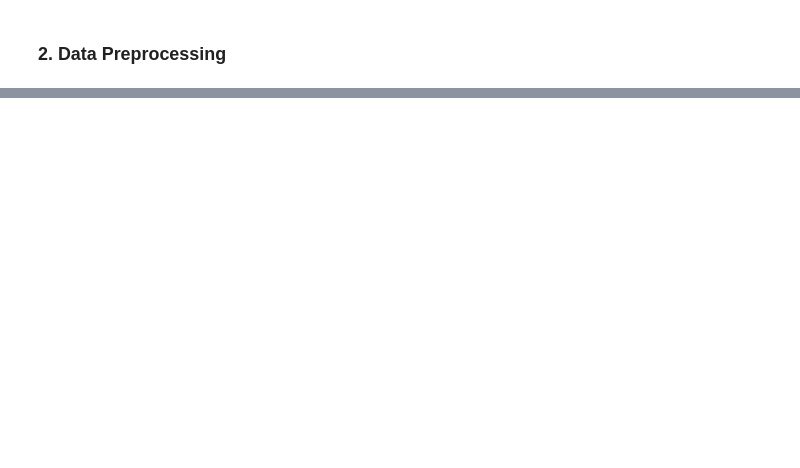
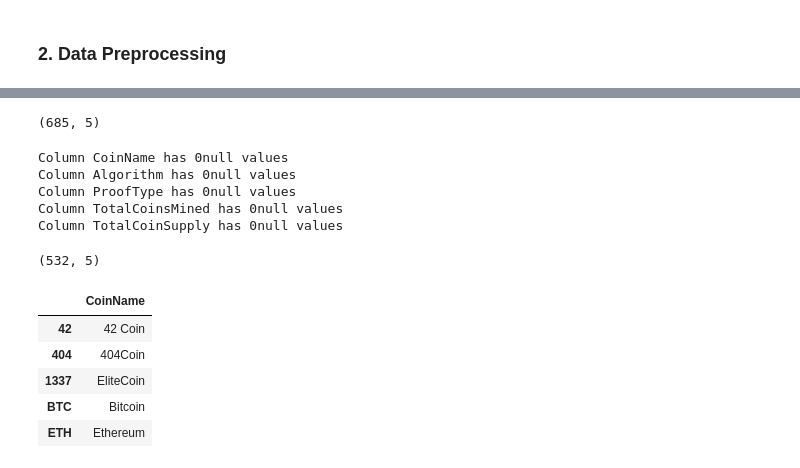
Before and after one commit to scottja312/Cryptocurrencies, a Jupyter notebook: Module 18 Challenge.ipynb, the cells around one changed output, grey strips where cells are left out. Drawn from its saved outputs; the diff is of its cells as text; code cells hidden in the pictures; blank space fills up the shorter version.

```diff
--- a/Module 18 Challenge.ipynb
+++ b/Module 18 Challenge.ipynb
@@ -32,8 +85,40 @@ for column in crypto_df.columns:
+# %%
+# 2. Drop null rows from "TotalCoinsMined" using dropna() method.
+crypto_df = crypto_df.dropna()
+
+# Check shape of dataset.
+crypto_df.shape
+# %% [output]
+(685, 5)
 # %%
-# 2. Drop null rows from "CoinsMined" using dropna() method.
-crypto_df = crypto_df.dropna()
-
 # 3. Print to check for removed null values.
 for column in crypto_df.columns:
     print(f"Column {column} has {crypto_df[column].isnull().sum()}null values")
+# %% [output]
+Column CoinName has 0null values
+Column Algorithm has 0null values
+Column ProofType has 0null values
+Column TotalCoinsMined has 0null values
+Column TotalCoinSupply has 0null values
+# %%
+# Remove all cryptocurrencies without coins mined.
+crypto_df.drop(crypto_df[crypto_df.TotalCoinsMined <= 0].index, inplace=True)
+
+# Check shape of dataset.
+crypto_df.shape
+# %% [output]
+(532, 5)
+# %%
+# Store the names of all cryptocurrencies on a DataFrame named
+# coins_name, and use the crypto_df.index as the index for this
+# new DataFrame.
+coins_name = pd.DataFrame(crypto_df["CoinName"], index=crypto_df.index)
+coins_name.head(5)
+# %% [output]
+|  | CoinName |
+| 42 | 42 Coin |
+| 404 | 404Coin |
+| 1337 | EliteCoin |
+| BTC | Bitcoin |
+| ETH | Ethereum |
 # %%
```
Also changed, not shown: parts of 15 cells of this notebook.
